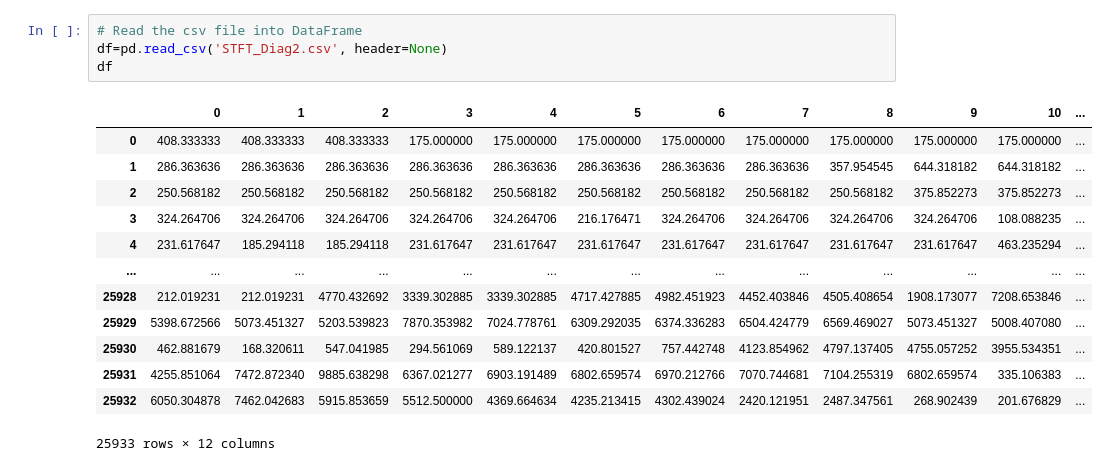
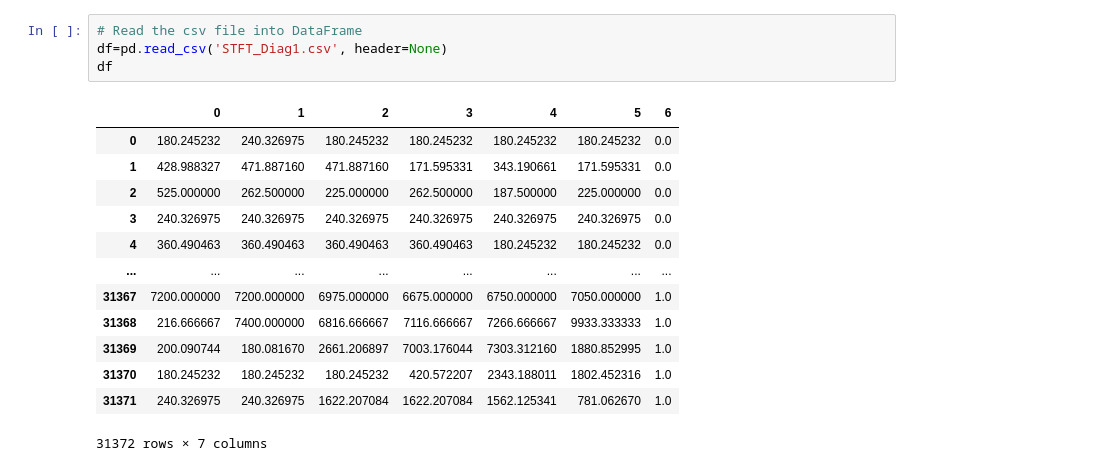
Before and after one commit to sustech-topology/TopCap, a Jupyter notebook: feature_analysis/stft_feature2.ipynb, the cells around one changed output. Drawn from its saved outputs; the diff is of its cells as text.

```diff
--- a/feature_analysis/stft_feature2.ipynb
+++ b/feature_analysis/stft_feature2.ipynb
@@ -194,19 +170,19 @@ for fn in os.listdir(voicedlessPath):
         writer.writerow(data)
 # %%
 # Read the csv file into DataFrame
-df=pd.read_csv('STFT_Diag2.csv', header=None)
+df=pd.read_csv('STFT_Diag1.csv', header=None)
 df
 # %% [output]
-|  | 0 | 1 | 2 | 3 | 4 | 5 | 6 | 7 | 8 | 9 | 10 | ... |
-| 0 | 408.333333 | 408.333333 | 408.333333 | 175.000000 | 175.000000 | 175.000000 | 175.000000 | 175.000000 | 175.000000 | 175.000000 | 175.000000 | ... |
-| 1 | 286.363636 | 286.363636 | 286.363636 | 286.363636 | 286.363636 | 286.363636 | 286.363636 | 286.363636 | 357.954545 | 644.318182 | 644.318182 | ... |
-| 2 | 250.568182 | 250.568182 | 250.568182 | 250.568182 | 250.568182 | 250.568182 | 250.568182 | 250.568182 | 250.568182 | 375.852273 | 375.852273 | ... |
-| 3 | 324.264706 | 324.264706 | 324.264706 | 324.264706 | 324.264706 | 216.176471 | 324.264706 | 324.264706 | 324.264706 | 324.264706 | 108.088235 | ... |
-| 4 | 231.617647 | 185.294118 | 185.294118 | 231.617647 | 231.617647 | 231.617647 | 231.617647 | 231.617647 | 231.617647 | 231.617647 | 463.235294 | ... |
-| ... | ... | ... | ... | ... | ... | ... | ... | ... | ... | ... | ... | ... |
-| 25928 | 212.019231 | 212.019231 | 4770.432692 | 3339.302885 | 3339.302885 | 4717.427885 | 4982.451923 | 4452.403846 | 4505.408654 | 1908.173077 | 7208.653846 | ... |
-| 25929 | 5398.672566 | 5073.451327 | 5203.539823 | 7870.353982 | 7024.778761 | 6309.292035 | 6374.336283 | 6504.424779 | 6569.469027 | 5073.451327 | 5008.407080 | ... |
-| 25930 | 462.881679 | 168.320611 | 547.041985 | 294.561069 | 589.122137 | 420.801527 | 757.442748 | 4123.854962 | 4797.137405 | 4755.057252 | 3955.534351 | ... |
-| 25931 | 4255.851064 | 7472.872340 | 9885.638298 | 6367.021277 | 6903.191489 | 6802.659574 | 6970.212766 | 7070.744681 | 7104.255319 | 6802.659574 | 335.106383 | ... |
-| 25932 | 6050.304878 | 7462.042683 | 5915.853659 | 5512.500000 | 4369.664634 | 4235.213415 | 4302.439024 | 2420.121951 | 2487.347561 | 268.902439 | 201.676829 | ... |
+|  | 0 | 1 | 2 | 3 | 4 | 5 | 6 |
+| 0 | 180.245232 | 240.326975 | 180.245232 | 180.245232 | 180.245232 | 180.245232 | 0.0 |
+| 1 | 428.988327 | 471.887160 | 471.887160 | 171.595331 | 343.190661 | 171.595331 | 0.0 |
+| 2 | 525.000000 | 262.500000 | 225.000000 | 262.500000 | 187.500000 | 225.000000 | 0.0 |
+| 3 | 240.326975 | 240.326975 | 240.326975 | 240.326975 | 240.326975 | 240.326975 | 0.0 |
+| 4 | 360.490463 | 360.490463 | 360.490463 | 360.490463 | 180.245232 | 180.245232 | 0.0 |
+| ... | ... | ... | ... | ... | ... | ... | ... |
+| 31367 | 7200.000000 | 7200.000000 | 6975.000000 | 6675.000000 | 6750.000000 | 7050.000000 | 1.0 |
+| 31368 | 216.666667 | 7400.000000 | 6816.666667 | 7116.666667 | 7266.666667 | 9933.333333 | 1.0 |
+| 31369 | 200.090744 | 180.081670 | 2661.206897 | 7003.176044 | 7303.312160 | 1880.852995 | 1.0 |
+| 31370 | 180.245232 | 180.245232 | 180.245232 | 420.572207 | 2343.188011 | 1802.452316 | 1.0 |
+| 31371 | 240.326975 | 240.326975 | 1622.207084 | 1622.207084 | 1562.125341 | 781.062670 | 1.0 |
-25933 rows × 12 columns
+31372 rows × 7 columns
```
Also changed, not shown: parts of 22 cells of this notebook, 2 other files.
